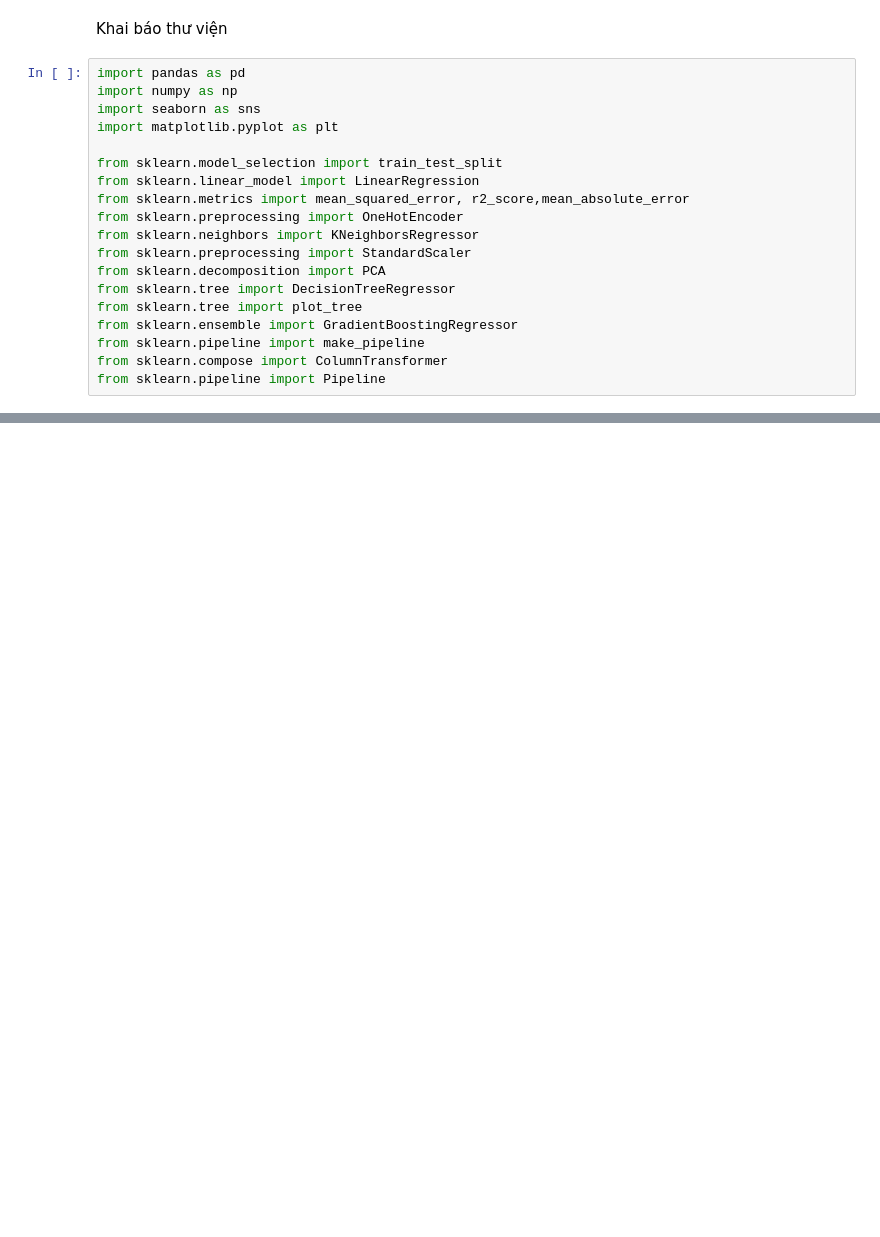
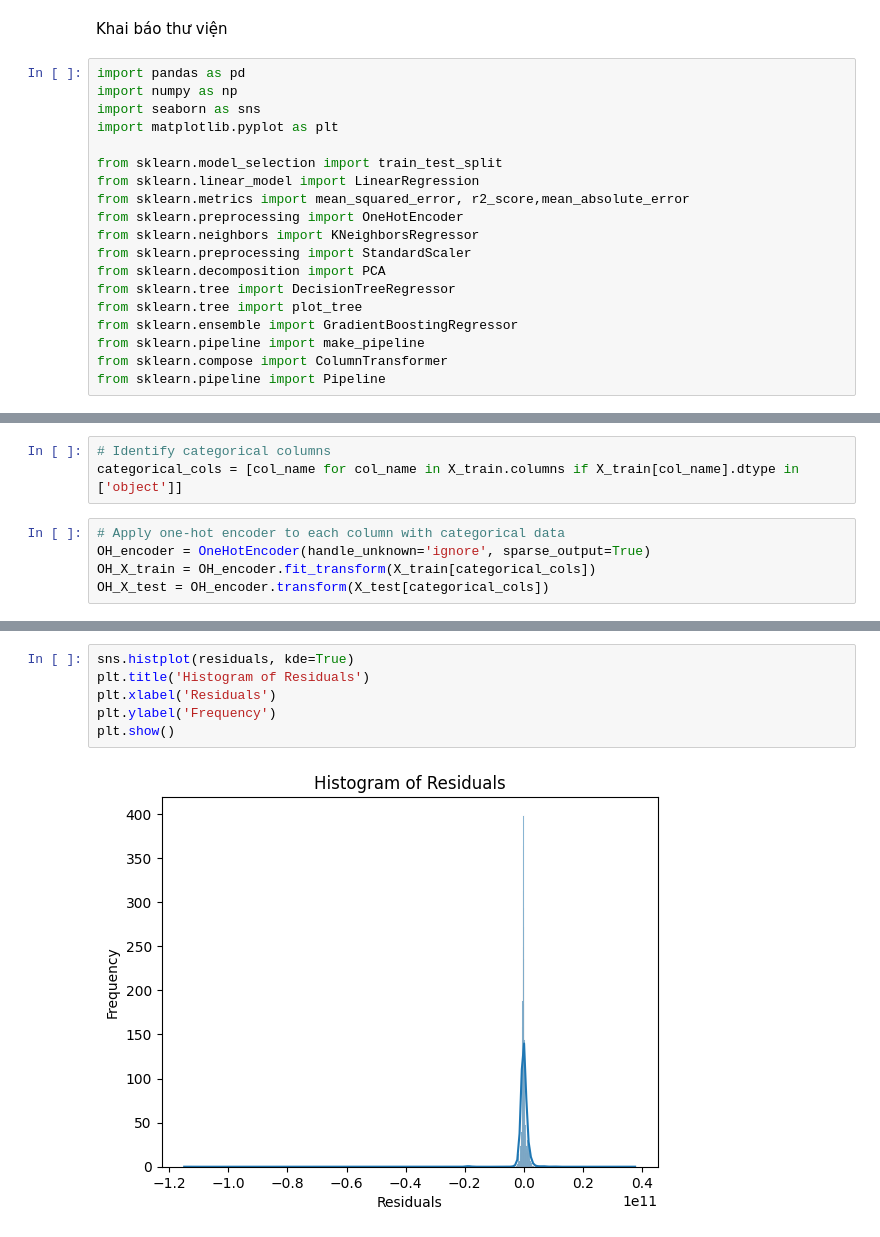
Before and after one commit to quangster/ML-project, a Jupyter notebook: train1_model.ipynb, the cells around one changed output, grey strips where cells are left out. Cells and saved outputs as stored; diff of their text form; blank space fills up the shorter version.

```diff
--- a/train1_model.ipynb
+++ b/train1_model.ipynb
@@ -39,0 +38,8 @@ df_test.shape
+# %%
+# Identify categorical columns
+categorical_cols = [col_name for col_name in X_train.columns if X_train[col_name].dtype in ['object']]
+# %%
+# Apply one-hot encoder to each column with categorical data
+OH_encoder = OneHotEncoder(handle_unknown='ignore', sparse_output=True)
+OH_X_train = OH_encoder.fit_transform(X_train[categorical_cols])
+OH_X_test = OH_encoder.transform(X_test[categorical_cols])
@@ -39,0 +128,8 @@ df_test.shape
+# %%
+sns.histplot(residuals, kde=True)
+plt.title('Histogram of Residuals')
+plt.xlabel('Residuals')
+plt.ylabel('Frequency')
+plt.show()
+# %% [output]
+[figure, added]
```
Also changed, not shown: parts of 35 cells of this notebook, 6 other files.
